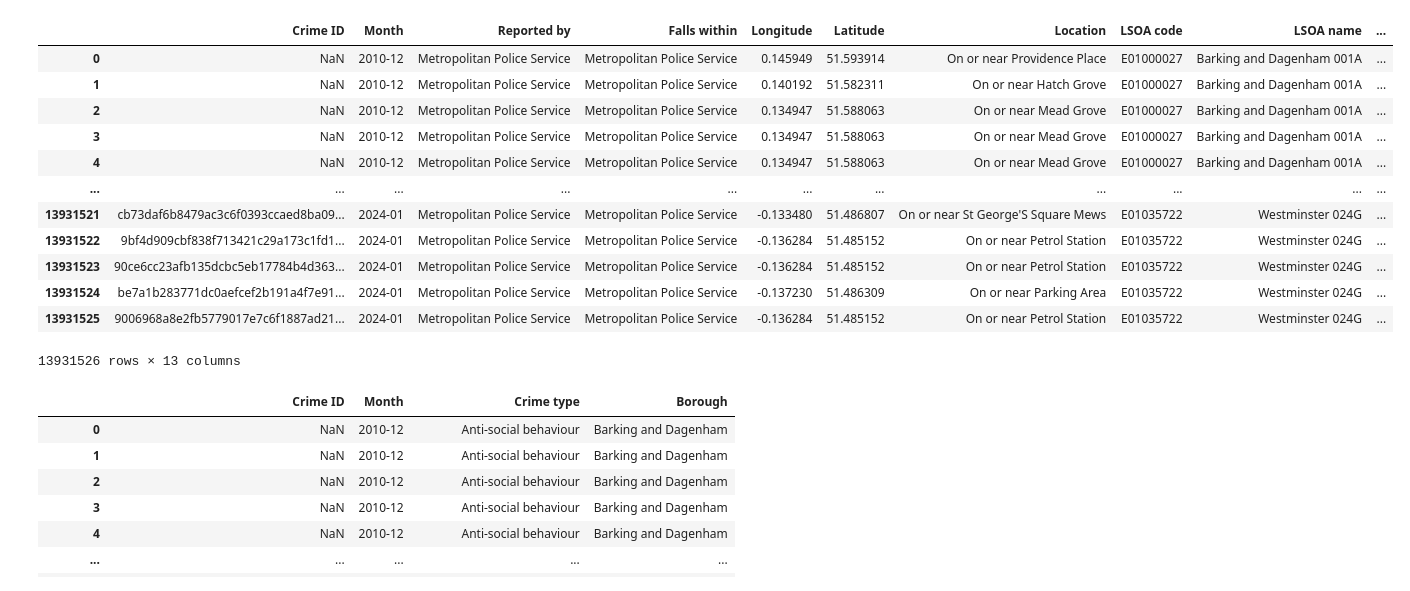
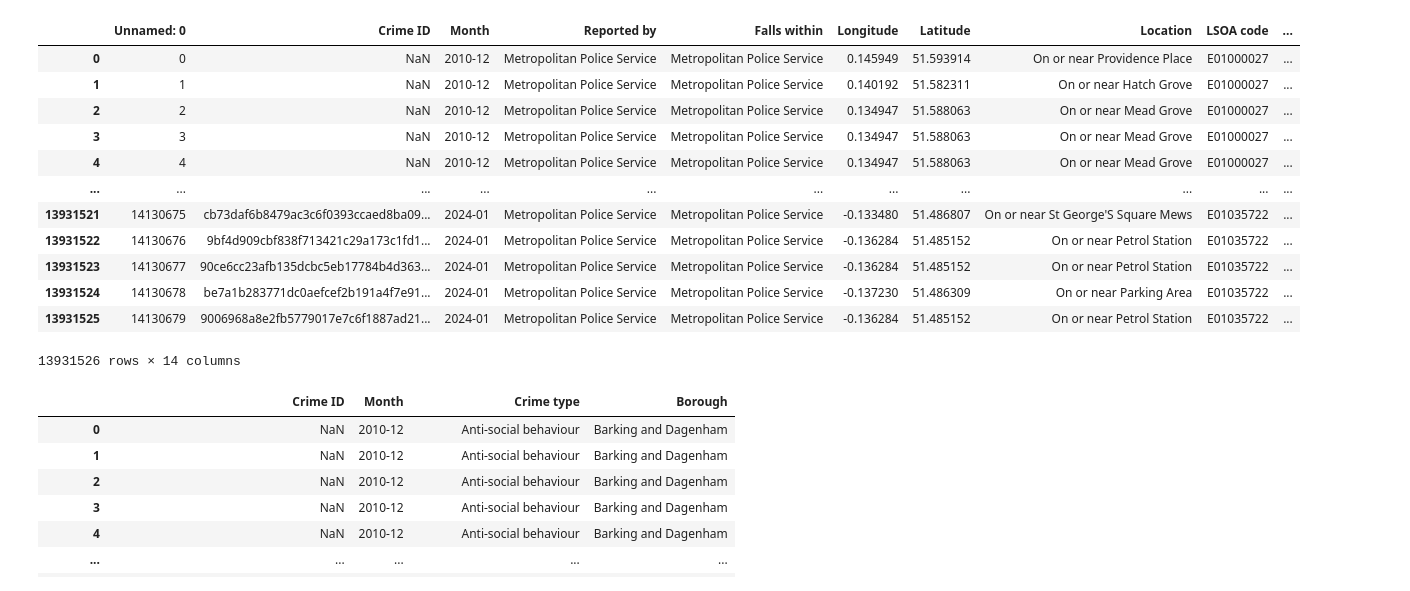
Before and after one commit to Iris-Shi1/DC2_Group23, a Jupyter notebook: Dataset_preparation/Crime data preprocessing.ipynb, the cells around one changed output. Saved outputs shown, nothing was run; the diff lists cells and outputs as text; code cells hidden in the pictures.

```diff
--- a/Dataset_preparation/Crime data preprocessing.ipynb
+++ b/Dataset_preparation/Crime data preprocessing.ipynb
@@ -5,22 +5,22 @@ import seaborn as sns
 import math
 from tqdm import tqdm
 # %%
-crime_df = pd.read_csv(r"C:\Users\assis\Downloads\filtered_crime_data.csv")
+crime_df = pd.read_csv("../project_data/filtered_crime_data.csv")
 crime_df
 # %% [output]
-|  | Crime ID | Month | Reported by | Falls within | Longitude | Latitude | Location | LSOA code | LSOA name | ... |
-| 0 | NaN | 2010-12 | Metropolitan Police Service | Metropolitan Police Service | 0.145949 | 51.593914 | On or near Providence Place | E01000027 | Barking and Dagenham 001A | ... |
-| 1 | NaN | 2010-12 | Metropolitan Police Service | Metropolitan Police Service | 0.140192 | 51.582311 | On or near Hatch Grove | E01000027 | Barking and Dagenham 001A | ... |
-| 2 | NaN | 2010-12 | Metropolitan Police Service | Metropolitan Police Service | 0.134947 | 51.588063 | On or near Mead Grove | E01000027 | Barking and Dagenham 001A | ... |
-| 3 | NaN | 2010-12 | Metropolitan Police Service | Metropolitan Police Service | 0.134947 | 51.588063 | On or near Mead Grove | E01000027 | Barking and Dagenham 001A | ... |
-| 4 | NaN | 2010-12 | Metropolitan Police Service | Metropolitan Police Service | 0.134947 | 51.588063 | On or near Mead Grove | E01000027 | Barking and Dagenham 001A | ... |
+|  | Unnamed: 0 | Crime ID | Month | Reported by | Falls within | Longitude | Latitude | Location | LSOA code | ... |
+| 0 | 0 | NaN | 2010-12 | Metropolitan Police Service | Metropolitan Police Service | 0.145949 | 51.593914 | On or near Providence Place | E01000027 | ... |
+| 1 | 1 | NaN | 2010-12 | Metropolitan Police Service | Metropolitan Police Service | 0.140192 | 51.582311 | On or near Hatch Grove | E01000027 | ... |
+| 2 | 2 | NaN | 2010-12 | Metropolitan Police Service | Metropolitan Police Service | 0.134947 | 51.588063 | On or near Mead Grove | E01000027 | ... |
+| 3 | 3 | NaN | 2010-12 | Metropolitan Police Service | Metropolitan Police Service | 0.134947 | 51.588063 | On or near Mead Grove | E01000027 | ... |
+| 4 | 4 | NaN | 2010-12 | Metropolitan Police Service | Metropolitan Police Service | 0.134947 | 51.588063 | On or near Mead Grove | E01000027 | ... |
 | ... | ... | ... | ... | ... | ... | ... | ... | ... | ... | ... |
-| 13931521 | cb73daf6b8479ac3c6f0393ccaed8ba09... | 2024-01 | Metropolitan Police Service | Metropolitan Police Service | -0.133480 | 51.486807 | On or near St George'S Square Mews | E01035722 | Westminster 024G | ... |
-| 13931522 | 9bf4d909cbf838f713421c29a173c1fd1... | 2024-01 | Metropolitan Police Service | Metropolitan Police Service | -0.136284 | 51.485152 | On or near Petrol Station | E01035722 | Westminster 024G | ... |
-| 13931523 | 90ce6cc23afb135dcbc5eb17784b4d363... | 2024-01 | Metropolitan Police Service | Metropolitan Police Service | -0.136284 | 51.485152 | On or near Petrol Station | E01035722 | Westminster 024G | ... |
-| 13931524 | be7a1b283771dc0aefcef2b191a4f7e91... | 2024-01 | Metropolitan Police Service | Metropolitan Police Service | -0.137230 | 51.486309 | On or near Parking Area | E01035722 | Westminster 024G | ... |
-| 13931525 | 9006968a8e2fb5779017e7c6f1887ad21... | 2024-01 | Metropolitan Police Service | Metropolitan Police Service | -0.136284 | 51.485152 | On or near Petrol Station | E01035722 | Westminster 024G | ... |
+| 13931521 | 14130675 | cb73daf6b8479ac3c6f0393ccaed8ba09... | 2024-01 | Metropolitan Police Service | Metropolitan Police Service | -0.133480 | 51.486807 | On or near St George'S Square Mews | E01035722 | ... |
+| 13931522 | 14130676 | 9bf4d909cbf838f713421c29a173c1fd1... | 2024-01 | Metropolitan Police Service | Metropolitan Police Service | -0.136284 | 51.485152 | On or near Petrol Station | E01035722 | ... |
+| 13931523 | 14130677 | 90ce6cc23afb135dcbc5eb17784b4d363... | 2024-01 | Metropolitan Police Service | Metropolitan Police Service | -0.136284 | 51.485152 | On or near Petrol Station | E01035722 | ... |
+| 13931524 | 14130678 | be7a1b283771dc0aefcef2b191a4f7e91... | 2024-01 | Metropolitan Police Service | Metropolitan Police Service | -0.137230 | 51.486309 | On or near Parking Area | E01035722 | ... |
+| 13931525 | 14130679 | 9006968a8e2fb5779017e7c6f1887ad21... | 2024-01 | Metropolitan Police Service | Metropolitan Police Service | -0.136284 | 51.485152 | On or near Petrol Station | E01035722 | ... |
-13931526 rows × 13 columns
+13931526 rows × 14 columns
 # %%
 imp_crime_df = crime_df[['Crime ID', 'Month', 'Crime type', 'Borough']]
 imp_crime_df
```
Also changed, not shown: parts of 12 cells of this notebook, 11 other files.
